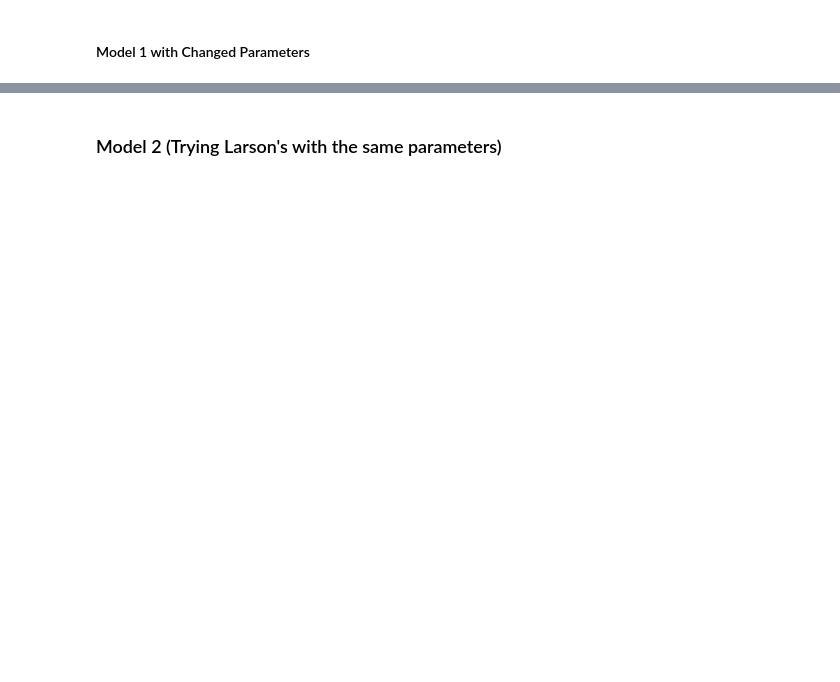
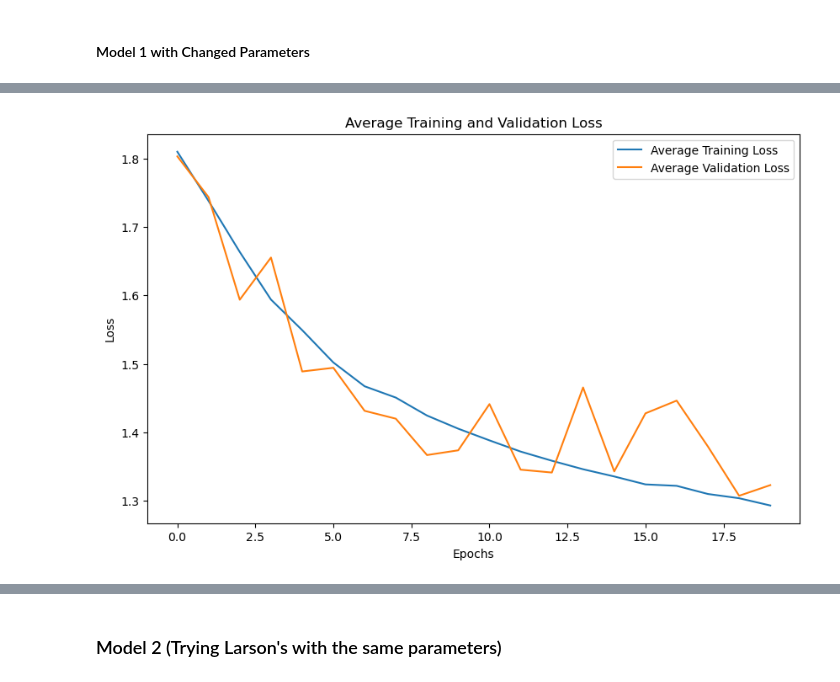
Before and after one commit to KayM586/ML6, a Jupyter notebook: Katherine.ipynb, the cells around one changed output, grey strips where cells are left out. Cells and saved outputs as stored; diff of their text form; code cells hidden in the pictures; blank space fills up the shorter version.

Commit message:
4 models done: 2nd parameters increase filters and pool size

```diff
--- a/Katherine.ipynb
+++ b/Katherine.ipynb
@@ -337,0 +406,27 @@ Standard Deviation:  0.0
+# %%
+# Get the number of epochs from one of the training histories
+num_epochs = len(training_results_model1_2[0]['loss'])
+
+# Initialize lists to store the average loss and validation loss across all instances
+avg_loss1_2 = []
+avg_val_loss1_2 = []
+
+# Calculate the average loss and validation loss for each epoch
+for epoch in range(num_epochs):
+    epoch_loss = [result['loss'][epoch] for result in training_results_model1_2]
+    epoch_val_loss = [result['val_loss'][epoch] for result in training_results_model1_2]
+
+    avg_loss1_2.append(np.mean(epoch_loss))
+    avg_val_loss1_2.append(np.mean(epoch_val_loss))
+
+# Plot the average training and validation loss across all instances
+plt.figure(figsize=(10, 6))
+plt.plot(avg_loss1_2, label='Average Training Loss')
+plt.plot(avg_val_loss1_2, label='Average Validation Loss')
+plt.xlabel('Epochs')
+plt.ylabel('Loss')
+plt.title('Average Training and Validation Loss')
+plt.legend()
+plt.show()
+# %% [output]
+[figure, added]
```
Also changed, not shown: parts of 17 cells of this notebook.
